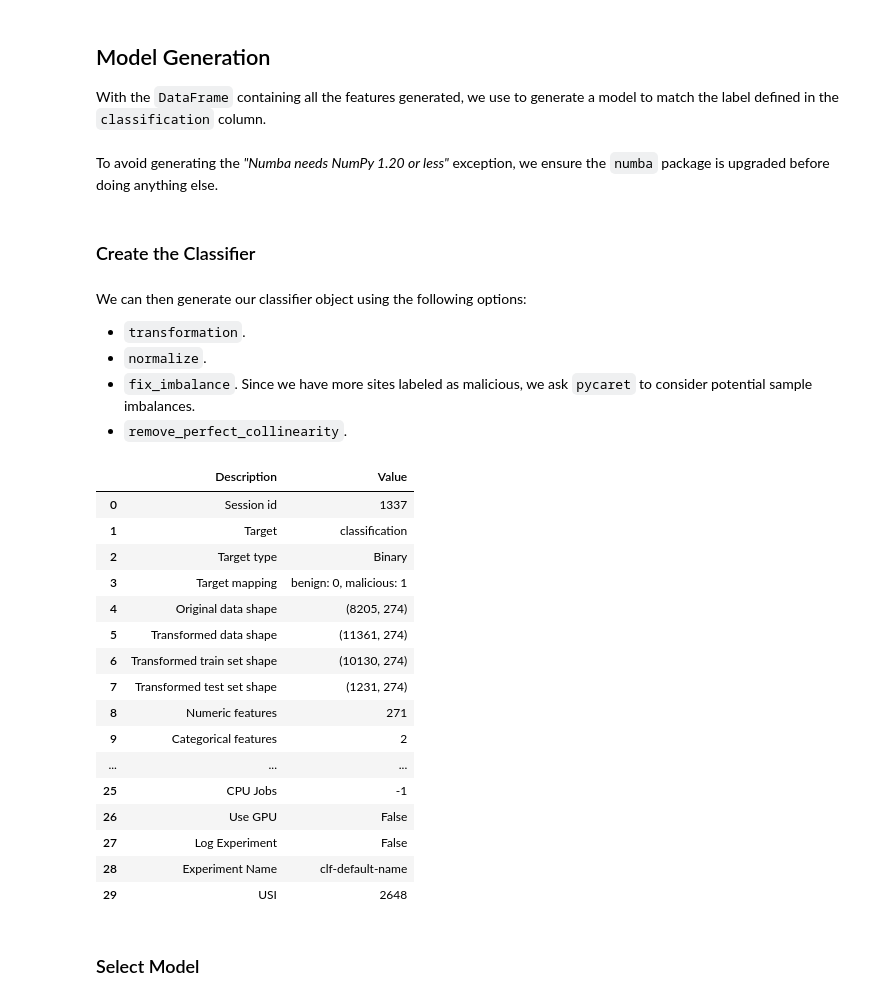
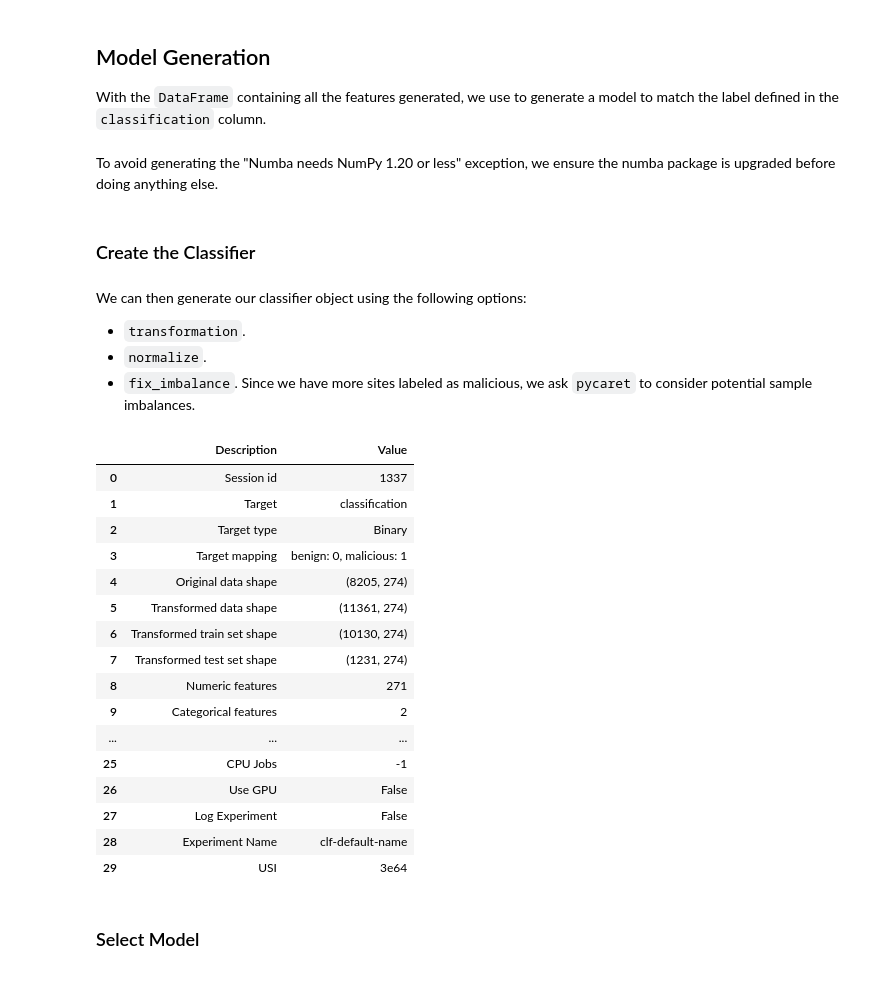
Before and after one commit to DeepCodeSec/ml1000-p3, a Jupyter notebook: notebooks/group_1_project.ipynb, the cells around one changed output. Cells and saved outputs as stored; diff of their text form; code cells hidden in the pictures.

```diff
--- a/notebooks/group_1_project.ipynb
+++ b/notebooks/group_1_project.ipynb
@@ -309,6 +373,7 @@ if 'title_raw' in df_features:
 # facebook_messenger
 # tiktok
 # qq
+# wechat
 # weibo
 
 if 'mitsubishi_ufj' in df_features:
@@ -332,11 +397,11 @@ if 'wechat' in df_features:
 if 'tiktok' in df_features:
   df_features.drop('tiktok', axis=1, inplace=True)
 
+if 'wechat' in df_features:
+  df_features.drop('wechat', axis=1, inplace=True)
+
 if 'qq' in df_features:
   df_features.drop('qq', axis=1, inplace=True)
-
-if 'weibo' in df_features:
-  df_features.drop('weibo', axis=1, inplace=True)
 
 # Keep rows with at the required amount of tokens
 df_features = df_features[(df_features['nb_tokens'] >= min_tokens) & (df_features['nb_tokens'] <= max_tokens)]
@@ -1122,7 +1804,7 @@ With the `DataFrame` containing all the features generated, we use to generate a
 sid = 1337 #@param {type:"integer"}
 training_size = 0.85 #@param { type:"number" }
 # %% [markdown]
-To avoid generating the _"Numba needs NumPy 1.20 or less"_ exception, we ensure the `numba` package is upgraded before doing anything else.
+To avoid generating the "Numba needs NumPy 1.20 or less" exception, we ensure the numba package is upgraded before doing anything else.
 # %%
 %%capture
 !pip install numba --upgrade
@@ -1133,36 +1815,38 @@ We can then generate our classifier object using the following options:
 * `transformation`.
 * `normalize`.
 * `fix_imbalance`. Since we have more sites labeled as malicious, we ask `pycaret` to consider potential sample imbalances.
-* `remove_perfect_collinearity`.
 # %%
 from pycaret.classification import *
 
 # Create a PyCaret Classification experiment
-clf = setup(data=df,
-            session_id=sid,
-            transformation=True, #applies the power transform to make data more Gaussian-like
-            normalize=True, #transforms the numeric features by scaling them to a given range (default is z-score)
-            fix_imbalance=True,
-            train_size=training_size,
-            target="classification")
+s = setup(data=df,
+          session_id=sid,
+          transformation=True, #applies the power transform to make data more Gaussian-like
+          normalize=True, #transforms the numeric features by scaling them to a given range (default is z-score)
+          fix_imbalance=True, # SMOTE (Synthetic Minority Over-sampling Technique) is applied to create synthetic datapoints for minority class.
+          #remove_multicollinearity=True, #features with the inter-correlations higher than the defined threshold are removed
+          #multicollinearity_threshold = 0.7, #by default was 0.9,
+          train_size=training_size,
+          target="classification"
+          )
 # %% [output]
 |  | Description | Value |
 | 0 | Session id | 1337 |
 | 1 | Target | classification |
 | 2 | Target type | Binary |
 | 3 | Target mapping | benign: 0, malicious: 1 |
 | 4 | Original data shape | (8205, 274) |
 | 5 | Transformed data shape | (11361, 274) |
 | 6 | Transformed train set shape | (10130, 274) |
 | 7 | Transformed test set shape | (1231, 274) |
 | 8 | Numeric features | 271 |
 | 9 | Categorical features | 2 |
 | ... | ... | ... |
 | 25 | CPU Jobs | -1 |
 | 26 | Use GPU | False |
 | 27 | Log Experiment | False |
 | 28 | Experiment Name | clf-default-name |
-| 29 | USI | 2648 |
+| 29 | USI | 3e64 |
 # %% [markdown]
 ### Select Model
 # %%
```
Also changed, not shown: parts of 113 cells of this notebook.
